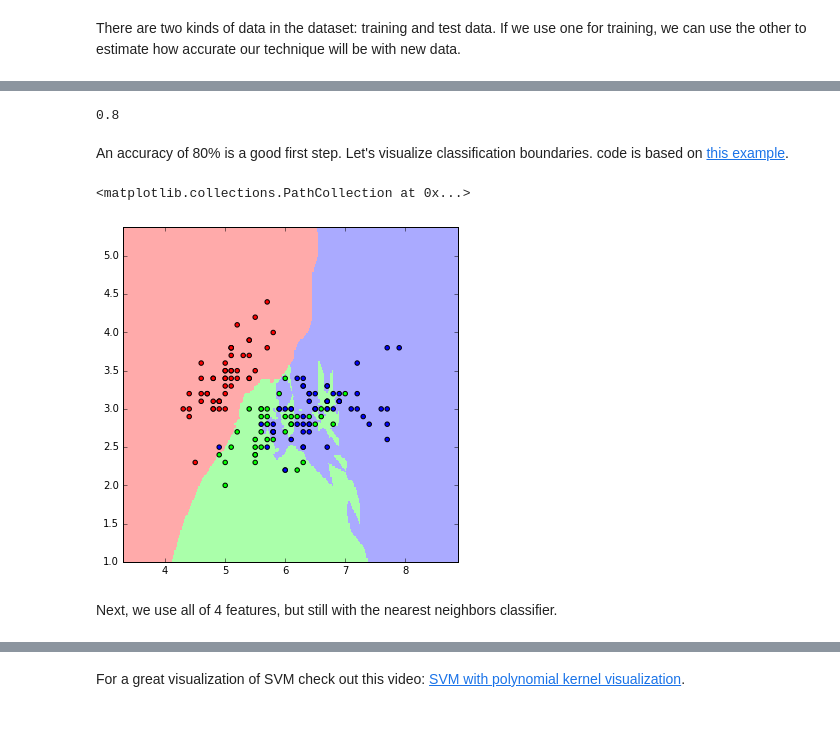
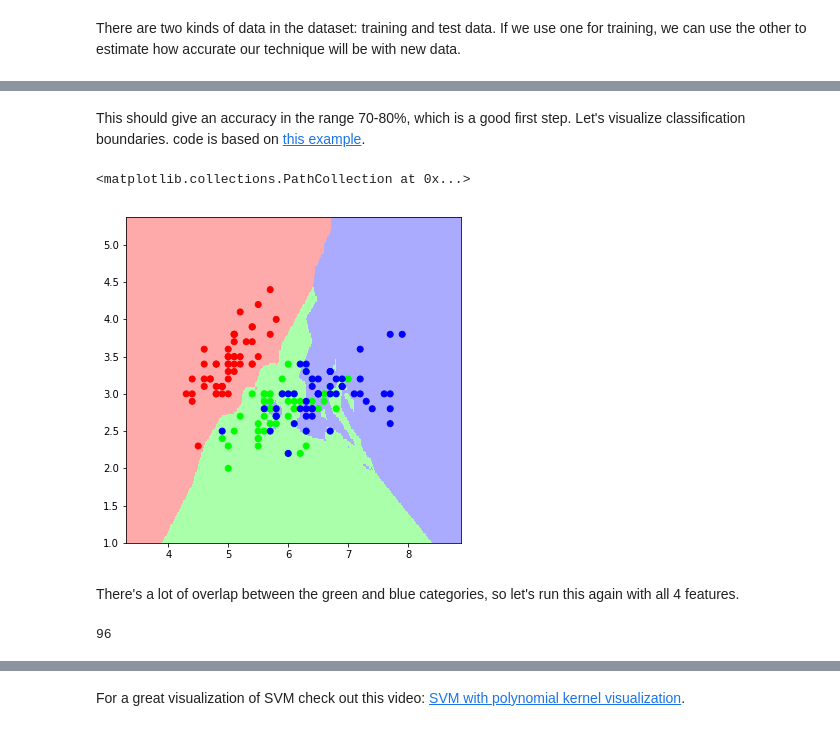
Before and after one commit to kylemcdonald/ml-examples, a Jupyter notebook: workshop/supervised_learning/Supervised Learning.ipynb, the cells around one changed output, grey strips where cells are left out. Saved outputs shown, nothing was run; the diff lists cells and outputs as text; code cells hidden in the pictures.

```diff
--- a/workshop/supervised_learning/Supervised Learning.ipynb
+++ b/workshop/supervised_learning/Supervised Learning.ipynb
@@ -95,31 +111,32 @@ The simplest classifier might be nearest-neighbour: we check for the closest poi
+# %% [markdown]
+This should give an accuracy in the range 70-80%, which is a good first step. Let's visualize classification boundaries. code is based on [this example](http://scikit-learn.org/stable/auto_examples/neighbors/plot_classification.html).
+# %%
+from matplotlib.colors import ListedColormap
+cmap_light = ListedColormap(['#FFAAAA', '#AAFFAA', '#AAAAFF'])
+cmap_bold = ListedColormap(['#FF0000', '#00FF00', '#0000FF'])
+h = .02
+
+x_min, x_max = x2d[:, 0].min() - 1, x2d[:, 0].max() + 1
+y_min, y_max = x2d[:, 1].min() - 1, x2d[:, 1].max() + 1
+xx, yy = np.meshgrid(np.arange(x_min, x_max, h),
+                     np.arange(y_min, y_max, h))
+z = knn.predict(np.c_[xx.ravel(), yy.ravel()])
+z = z.reshape(xx.shape)
+plt.figure(figsize=(6,6))
+plt.xlim(xx.min(), xx.max())
+plt.ylim(yy.min(), yy.max())
+plt.pcolormesh(xx, yy, z, cmap=cmap_light)
+plt.scatter(x2d[:,0], x2d[:,1], c=iris.target, cmap=cmap_bold)
+# %% [output]
+<matplotlib.collections.PathCollection at 0x...>
+[figure, added]
+# %% [markdown]
+There's a lot of overlap between the green and blue categories, so let's run this again with all 4 features.
 # %%
-from sklearn.neighbors import KNeighborsClassifier
 knn = KNeighborsClassifier()
 knn.fit(x_train, y_train)
 prediction = knn.predict(x_test)
-print np.count_nonzero(prediction==y_test) / float(prediction.size)
+correct = np.count_nonzero(prediction==y_test)
+(100 * correct)  / prediction.size
 # %% [output]
-0.8
+96
-# %% [markdown]
-An accuracy of 80% is a good first step. Let's visualize classification boundaries. code is based on [this example](http://scikit-learn.org/stable/auto_examples/neighbors/plot_classification.html).
-# %%
-from matplotlib.colors import ListedColormap
-cmap_light = ListedColormap(['#FFAAAA', '#AAFFAA', '#AAAAFF'])
-cmap_bold = ListedColormap(['#FF0000', '#00FF00', '#0000FF'])
-h = .02
-x_min, x_max = x[:, 0].min() - 1, x[:, 0].max() + 1
-y_min, y_max = x[:, 1].min() - 1, x[:, 1].max() + 1
-xx, yy = np.meshgrid(np.arange(x_min, x_max, h),
-                     np.arange(y_min, y_max, h))
-z = knn.predict(np.c_[xx.ravel(), yy.ravel()])
-z = z.reshape(xx.shape)
-plt.figure(figsize=(6,6))
-plt.xlim(xx.min(), xx.max())
-plt.ylim(yy.min(), yy.max())
-plt.pcolormesh(xx, yy, z, cmap=cmap_light)
-plt.scatter(x[:,0], x[:,1], c=y, cmap=cmap_bold)
-# %% [output]
-<matplotlib.collections.PathCollection at 0x...>
-[figure, removed]
-# %% [markdown]
-Next, we use all of 4 features, but still with the nearest neighbors classifier.
```
Also changed, not shown: parts of 14 cells of this notebook, 1 other file.
